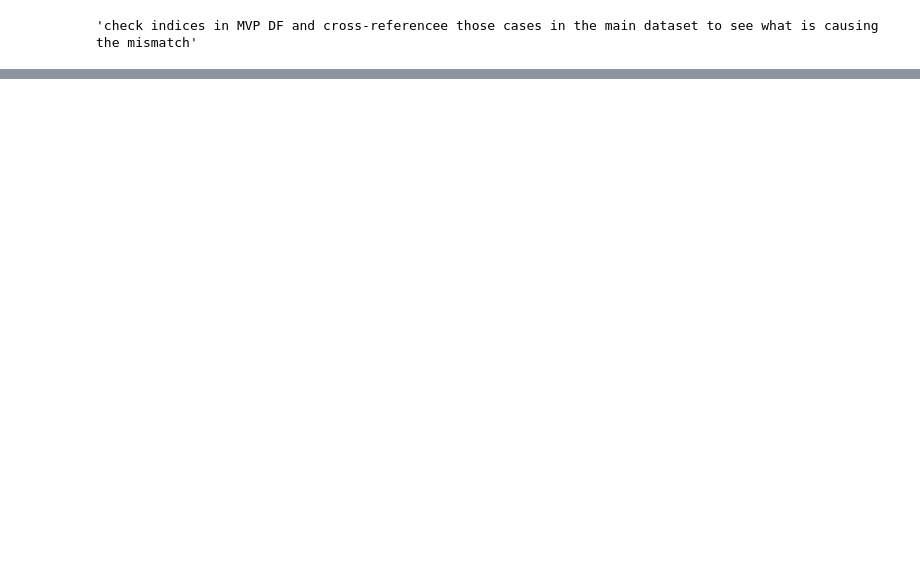
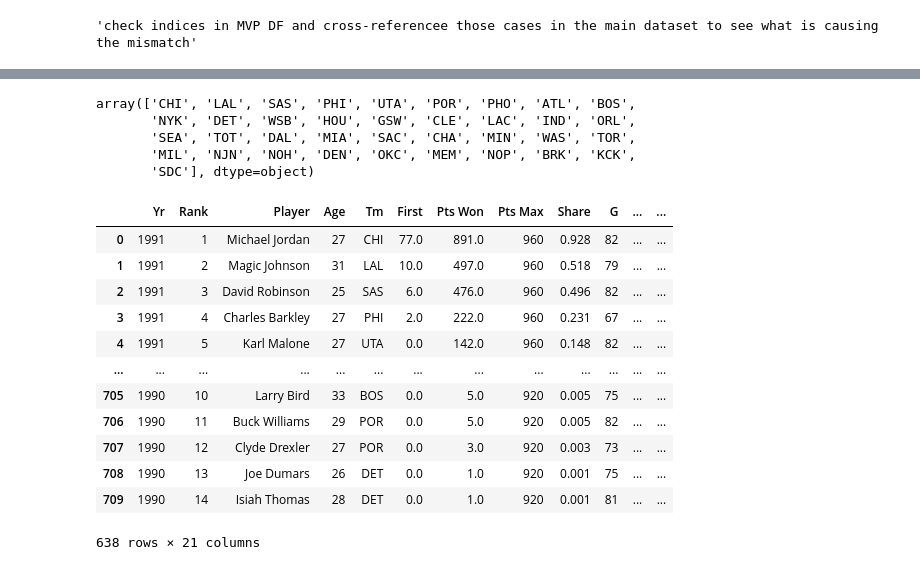
Before and after one commit to mitchellren123/NBA-Accolade-Analysis, a Jupyter notebook: NBA-Accolades.ipynb, the cells around one changed output, grey strips where cells are left out. Drawn from its saved outputs; the diff is of its cells as text; code cells hidden in the pictures; blank space fills up the shorter version.

```diff
--- a/NBA-Accolades.ipynb
+++ b/NBA-Accolades.ipynb
@@ -1497,0 +1624,27 @@ outliers_indices
+# %%
+mvps_df2['Tm'] = mvps_df2['Tm'].map(extra_mappings)
+mvps_df2['Tm'].unique()
+# %% [output]
+array(['CHI', 'LAL', 'SAS', 'PHI', 'UTA', 'POR', 'PHO', 'ATL', 'BOS',
+       'NYK', 'DET', 'WSB', 'HOU', 'GSW', 'CLE', 'LAC', 'IND', 'ORL',
+       'SEA', 'TOT', 'DAL', 'MIA', 'SAC', 'CHA', 'MIN', 'WAS', 'TOR',
+       'MIL', 'NJN', 'NOH', 'DEN', 'OKC', 'MEM', 'NOP', 'BRK', 'KCK',
+       'SDC'], dtype=object)
+# %%
+mvps_df2 = mvps_df2[mvps_df2['Tm'] != 'TOT']
+mvps_df2 = mvps_df2[mvps_df2['Yr'] >= 1983]
+mvps_df2
+# %% [output]
+|  | Yr | Rank | Player | Age | Tm | First | Pts Won | Pts Max | Share | G | ... | ... |
+| 0 | 1991 | 1 | Michael Jordan | 27 | CHI | 77.0 | 891.0 | 960 | 0.928 | 82 | ... | ... |
+| 1 | 1991 | 2 | Magic Johnson | 31 | LAL | 10.0 | 497.0 | 960 | 0.518 | 79 | ... | ... |
+| 2 | 1991 | 3 | David Robinson | 25 | SAS | 6.0 | 476.0 | 960 | 0.496 | 82 | ... | ... |
+| 3 | 1991 | 4 | Charles Barkley | 27 | PHI | 2.0 | 222.0 | 960 | 0.231 | 67 | ... | ... |
+| 4 | 1991 | 5 | Karl Malone | 27 | UTA | 0.0 | 142.0 | 960 | 0.148 | 82 | ... | ... |
+| ... | ... | ... | ... | ... | ... | ... | ... | ... | ... | ... | ... | ... |
+| 705 | 1990 | 10 | Larry Bird | 33 | BOS | 0.0 | 5.0 | 920 | 0.005 | 75 | ... | ... |
+| 706 | 1990 | 11 | Buck Williams | 29 | POR | 0.0 | 5.0 | 920 | 0.005 | 82 | ... | ... |
+| 707 | 1990 | 12 | Clyde Drexler | 27 | POR | 0.0 | 3.0 | 920 | 0.003 | 73 | ... | ... |
+| 708 | 1990 | 13 | Joe Dumars | 26 | DET | 0.0 | 1.0 | 920 | 0.001 | 75 | ... | ... |
+| 709 | 1990 | 14 | Isiah Thomas | 28 | DET | 0.0 | 1.0 | 920 | 0.001 | 81 | ... | ... |
+638 rows × 21 columns
```
Also changed, not shown: parts of 33 cells of this notebook, 1 other file.
